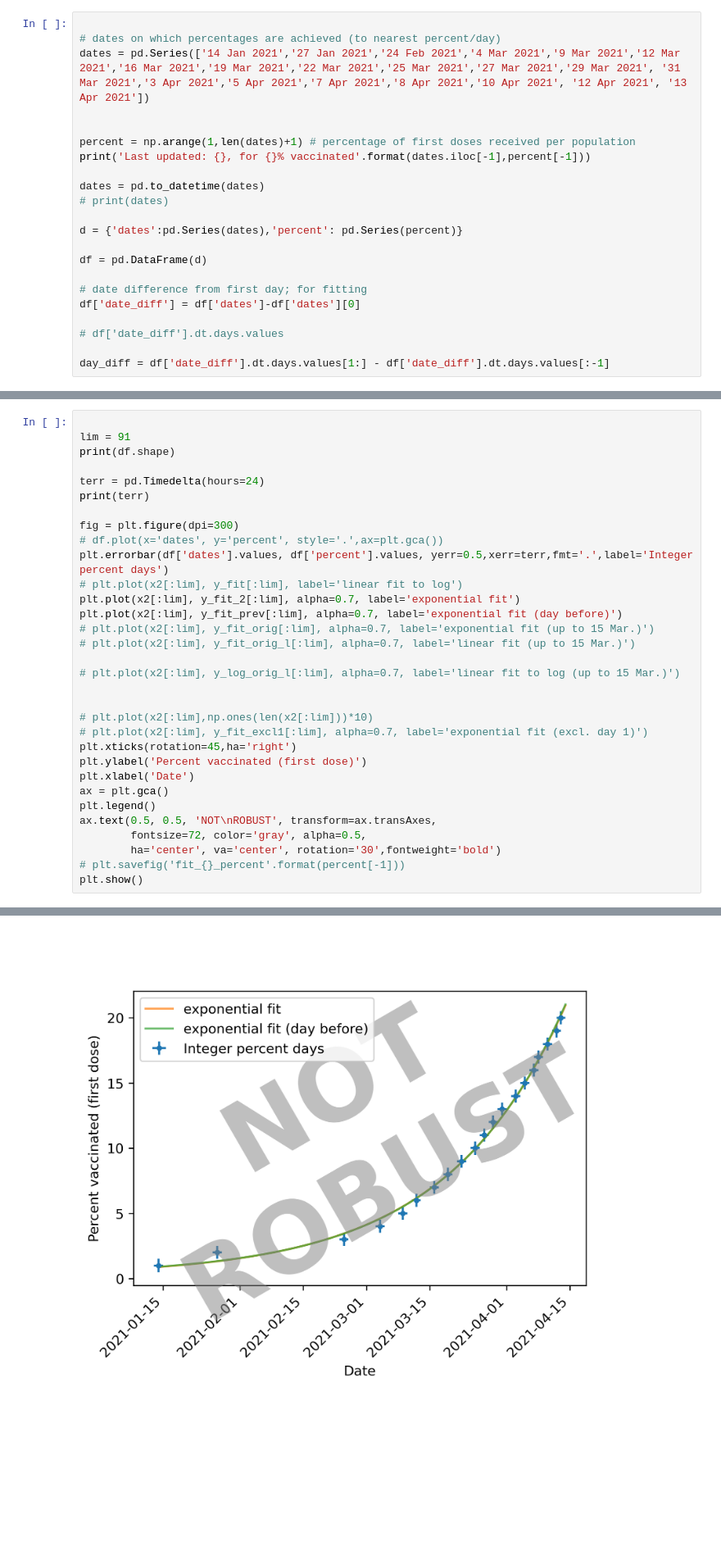
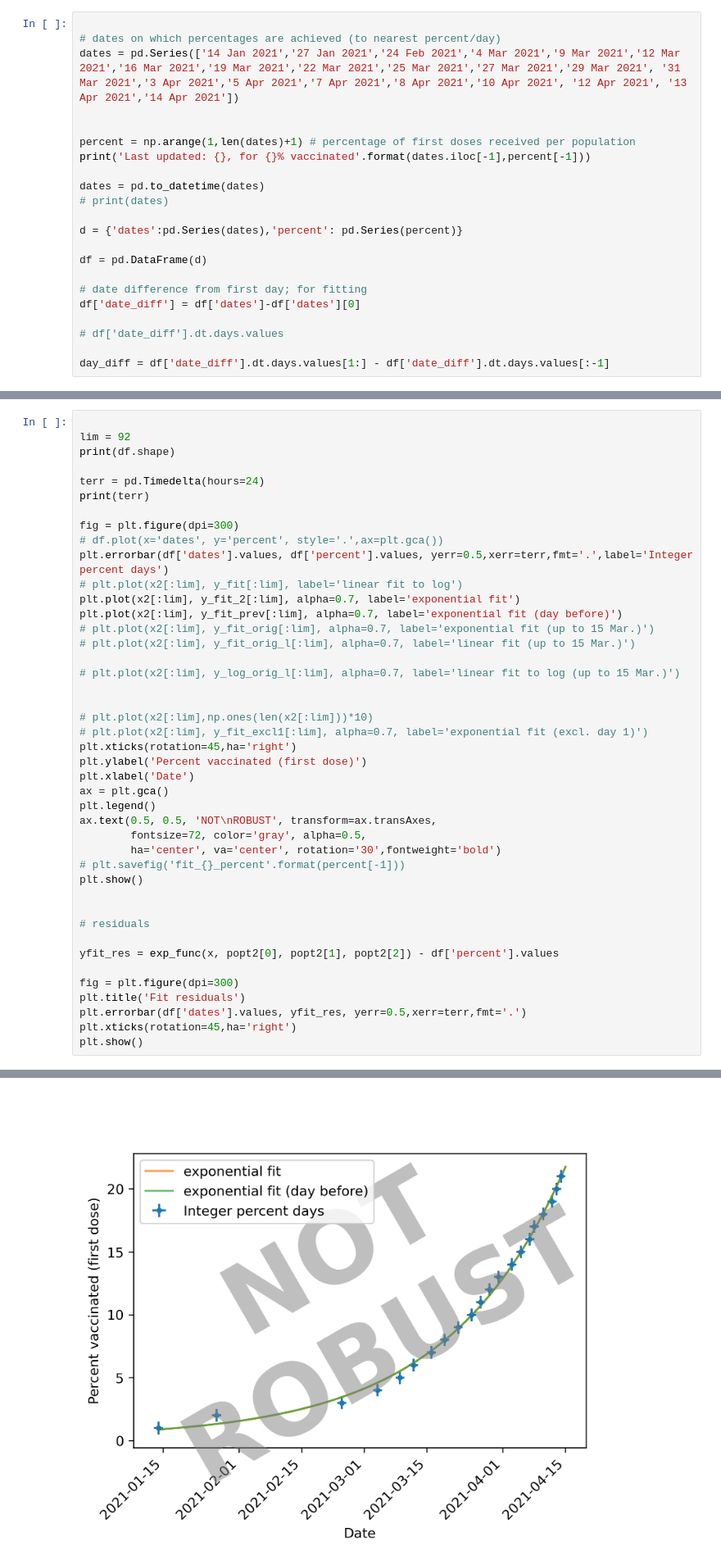
Before and after one commit to ac137/vacc-curvefit, a Jupyter notebook: vacc-curvefit.ipynb, the cells around one changed output, grey strips where cells are left out. Shown at 82% size. Cells and saved outputs as stored; diff of their text form; blank space fills up the shorter version.

Commit message:
update 21%; also add residuals plot

```diff
--- a/vacc-curvefit.ipynb
+++ b/vacc-curvefit.ipynb
@@ -11,7 +11,7 @@ from scipy.optimize import curve_fit
 # %%
 
 # dates on which percentages are achieved (to nearest percent/day)
-dates = pd.Series(['14 Jan 2021','27 Jan 2021','24 Feb 2021','4 Mar 2021','9 Mar 2021','12 Mar 2021','16 Mar 2021','19 Mar 2021','22 Mar 2021','25 Mar 2021','27 Mar 2021','29 Mar 2021', '31 Mar 2021','3 Apr 2021','5 Apr 2021','7 Apr 2021','8 Apr 2021','10 Apr 2021', '12 Apr 2021', '13 Apr 2021'])
+dates = pd.Series(['14 Jan 2021','27 Jan 2021','24 Feb 2021','4 Mar 2021','9 Mar 2021','12 Mar 2021','16 Mar 2021','19 Mar 2021','22 Mar 2021','25 Mar 2021','27 Mar 2021','29 Mar 2021', '31 Mar 2021','3 Apr 2021','5 Apr 2021','7 Apr 2021','8 Apr 2021','10 Apr 2021', '12 Apr 2021', '13 Apr 2021','14 Apr 2021'])
 
 
 percent = np.arange(1,len(dates)+1) # percentage of first doses received per population
@@ -126,7 +126,7 @@ DatetimeIndex(['2021-01-14', '2021-01-15', '2021-01-16', '2021-01-17',
               dtype='datetime64[ns]', length=300, freq='D')
 # %%
 
-lim = 91
+lim = 92
 print(df.shape)
 
 terr = pd.Timedelta(hours=24)
@@ -156,4 +156,15 @@ ax.text(0.5, 0.5, 'NOT\nROBUST', transform=ax.transAxes,
         ha='center', va='center', rotation='30',fontweight='bold')
 # plt.savefig('fit_{}_percent'.format(percent[-1]))
 plt.show()
+
+
+# residuals
+
+yfit_res = exp_func(x, popt2[0], popt2[1], popt2[2]) - df['percent'].values
+
+fig = plt.figure(dpi=300)
+plt.title('Fit residuals')
+plt.errorbar(df['dates'].values, yfit_res, yerr=0.5,xerr=terr,fmt='.')
+plt.xticks(rotation=45,ha='right')
+plt.show()
 # %% [output]
@@ -161,2 +172,2 @@ plt.show()
 1 days 00:00:00
-[figure, old version]
+[figure, new version]
```
Also changed, not shown: parts of 6 cells of this notebook.
